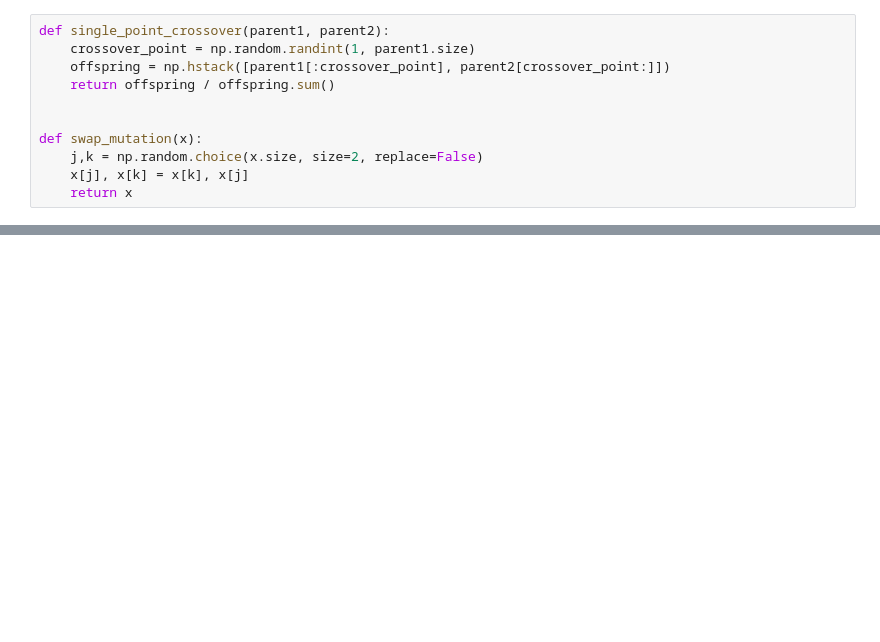
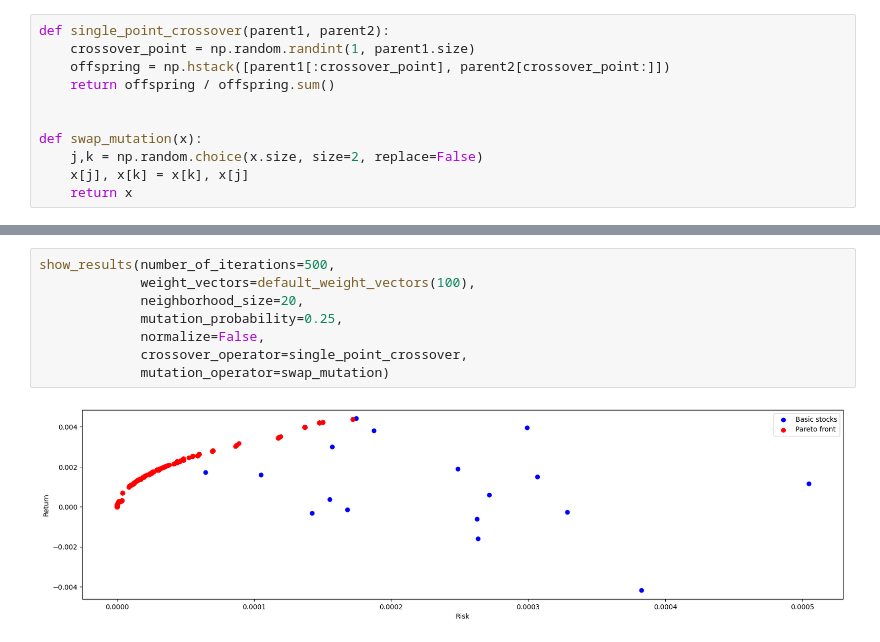
Before and after one commit to MaksWisniewski/PortfolioOpt, a Jupyter notebook: moead.ipynb, the cells around one changed output, grey strips where cells are left out. Cells and saved outputs as stored; diff of their text form; blank space fills up the shorter version.

```diff
--- a/moead.ipynb
+++ b/moead.ipynb
@@ -203,0 +219,10 @@ show_results(number_of_iterations=1000)
+# %%
+show_results(number_of_iterations=500,
+             weight_vectors=default_weight_vectors(100),
+             neighborhood_size=20,
+             mutation_probability=0.25,
+             normalize=False,
+             crossover_operator=single_point_crossover,
+             mutation_operator=swap_mutation)
+# %% [output]
+[figure, added]
```
Also changed, not shown: parts of 6 cells of this notebook.
